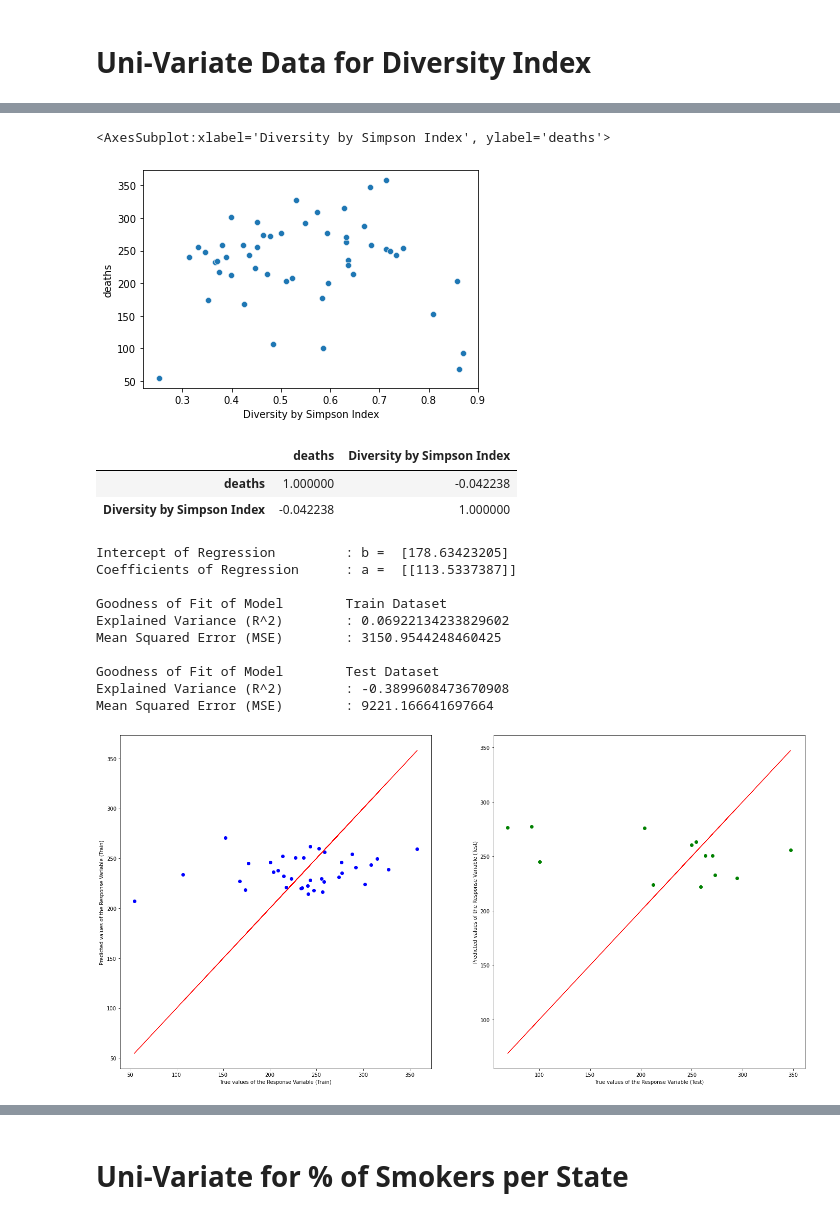
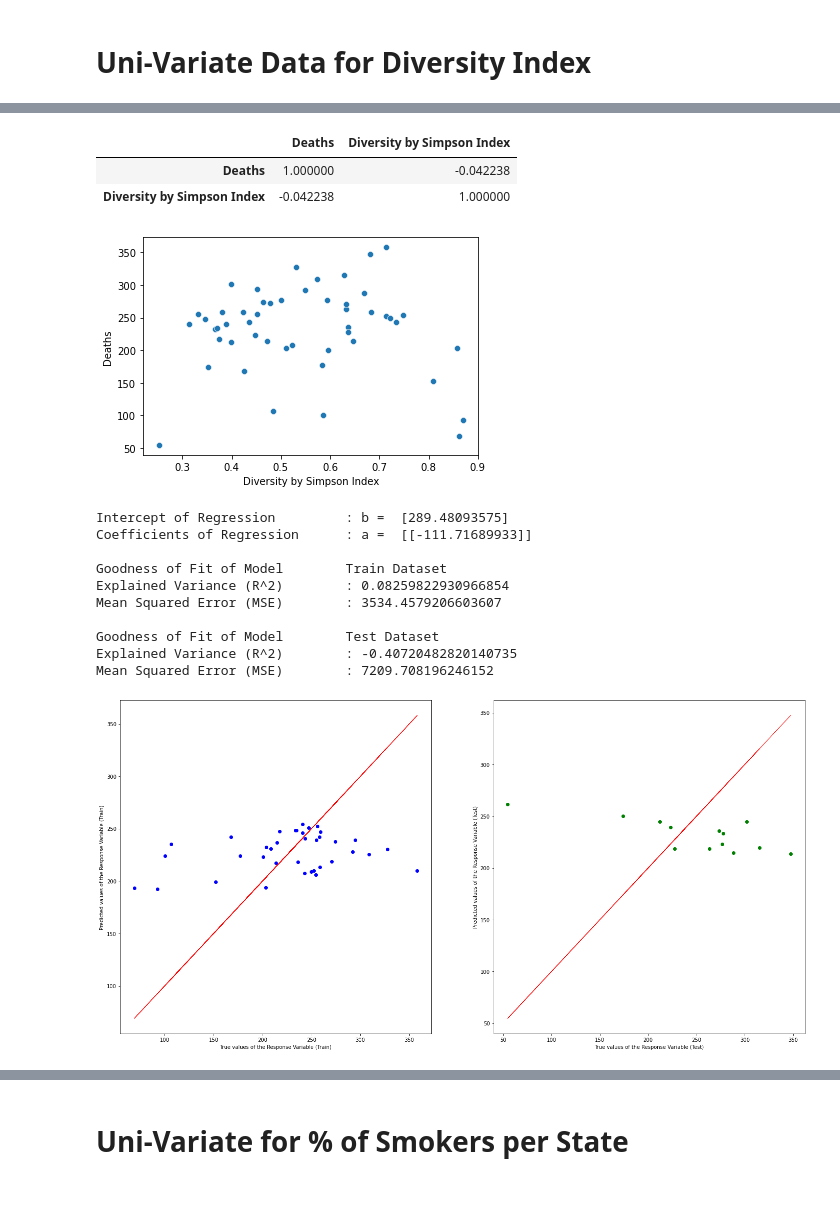
Before and after one commit to odinghosh/CE1115_project, a Jupyter notebook: CE1115_Project_060421_Main.ipynb, the cells around one changed output, grey strips where cells are left out. Saved outputs shown, nothing was run; the diff lists cells and outputs as text; code cells hidden in the pictures.

```diff
--- a/CE1115_Project_060421_Main.ipynb
+++ b/CE1115_Project_060421_Main.ipynb
@@ -99,6 +0,0 @@ get_average_new_deaths(state_names['Alabama'])
-# %%
-average_death_dict = {}
-for name in state_names.keys():
-    average_deaths = get_average_new_deaths(state_names[name])
-    average_death_dict[name] = average_deaths
-    print(name)
@@ -157,2 +129,22 @@ average_death_dict
+# %%
+average_death_dict = {}
+for name in state_names.keys():
+    average_deaths = get_average(state_names[name])
+    average_death_dict[name] = average_deaths
+
+population_data = pd.read_html('https://en.wikipedia.org/wiki/List_of_states_and_territories_of_the_United_States_by_population')
+population_data = population_data[0]
+population_data = population_data.iloc[:,[2,3]]
+population_data = list(population_data.set_index('State or territory').to_dict().values())[0]
+
+for i in average_death_dict.keys():
+    average_death_dict[i] = int(average_death_dict[i])/int(population_data[(i,)])
+
+for i in average_death_dict.keys():
+    average_death_dict[i] = average_death_dict[i]*1000000
+
+average_death_dict
+
+state_data = pd.DataFrame.from_dict(average_death_dict, orient='index')
 # %% [markdown]
 # Uni-Variate Data for Diversity Index
@@ -206,5 +151,11 @@ race_data
 # %%
+race_data = pd.read_csv('Ethnicity Data.csv')
+race_data.info()
+
+race_data = race_data.set_index('Location')
+race_data = race_data.iloc[:,[8]]
+
 combined_race_data = state_data.merge(race_data, left_index = True, right_index = True)
-combined_race_data = combined_race_data.rename(columns={0:'deaths'})
+combined_race_data = combined_race_data.rename(columns={0:'Deaths'})
 combined_race_data
 # %% [output]
@@ -226,23 +194,16 @@ combined_race_data
 | Pennsylvania | 200.496681 | 0.596255 |
 | Virginia | 167.858614 | 0.426288 |
 # %%
-sb.scatterplot(data=combined_race_data,x = 'Diversity by Simpson Index' ,y = 'deaths')
+sb.scatterplot(data=combined_race_data,x = 'Diversity by Simpson Index' ,y = 'Deaths')
+combined_race_data.corr()
 # %% [output]
-<AxesSubplot:xlabel='Diversity by Simpson Index', ylabel='deaths'>
+|  | Deaths | Diversity by Simpson Index |
+| Deaths | 1.000000 | -0.042238 |
+| Diversity by Simpson Index | -0.042238 | 1.000000 |
 [figure]
-# %%
-combined_race_data.corr()
-# %% [output]
-|  | deaths | Diversity by Simpson Index |
-| deaths | 1.000000 | -0.042238 |
-| Diversity by Simpson Index | -0.042238 | 1.000000 |
 # %%
-from sklearn.linear_model import LinearRegression
-from sklearn.model_selection import train_test_split
-from sklearn.metrics import mean_squared_error
-
 Race = pd.DataFrame(combined_race_data['Diversity by Simpson Index'])
-Deaths = pd.DataFrame(combined_race_data['deaths'])
+Deaths = pd.DataFrame(combined_race_data['Deaths'])
 
 X_train, X_test, y_train, y_test = train_test_split(Race,Deaths, test_size = 0.25)
 
@@ -257,40 +218,40 @@ y_train_pred = linreg.predict(X_train)
 y_test_pred = linreg.predict(X_test)
 
 # Check the Goodness of Fit (on Train Data)
 print("Goodness of Fit of Model \tTrain Dataset")
 print("Explained Variance (R^2) \t:", linreg.score(X_train, y_train))
 print("Mean Squared Error (MSE) \t:", mean_squared_error(y_train, y_train_pred))
 print()
 
 # Check the Goodness of Fit (on Test Data)
 print("Goodness of Fit of Model \tTest Dataset")
 print("Explained Variance (R^2) \t:", linreg.score(X_test, y_test))
 print("Mean Squared Error (MSE) \t:", mean_squared_error(y_test, y_test_pred))
 print()
 
 # Plot the Predictions vs the True values
 f, axes = plt.subplots(1, 2, figsize=(24, 12))
 axes[0].scatter(y_train, y_train_pred, color = "blue")
 axes[0].plot(y_train, y_train, 'r', linewidth = 1)
 axes[0].set_xlabel("True values of the Response Variable (Train)")
 axes[0].set_ylabel("Predicted values of the Response Variable (Train)")
 axes[1].scatter(y_test, y_test_pred, color = "green")
 axes[1].plot(y_test, y_test, 'r', linewidth = 1)
 axes[1].set_xlabel("True values of the Response Variable (Test)")
 axes[1].set_ylabel("Predicted values of the Response Variable (Test)")
 plt.show()
 # %% [output]
-Intercept of Regression         : b =  [178.63423205]
-Coefficients of Regression      : a =  [[113.5337387]]
+Intercept of Regression         : b =  [289.48093575]
+Coefficients of Regression      : a =  [[-111.71689933]]
 
 Goodness of Fit of Model        Train Dataset
-Explained Variance (R^2)        : 0.06922134233829602
-Mean Squared Error (MSE)        : 3150.9544248460425
+Explained Variance (R^2)        : 0.08259822930966854
+Mean Squared Error (MSE)        : 3534.4579206603607
 
 Goodness of Fit of Model        Test Dataset
-Explained Variance (R^2)        : -0.3899608473670908
-Mean Squared Error (MSE)        : 9221.166641697664
+Explained Variance (R^2)        : -0.40720482820140735
+Mean Squared Error (MSE)        : 7209.708196246152
-[figure, old version]
+[figure, new version]
 # %%
 regline_x = X_train
 regline_y = linreg.intercept_ + linreg.coef_ * X_train
```
Also changed, not shown: parts of 84 cells of this notebook.
